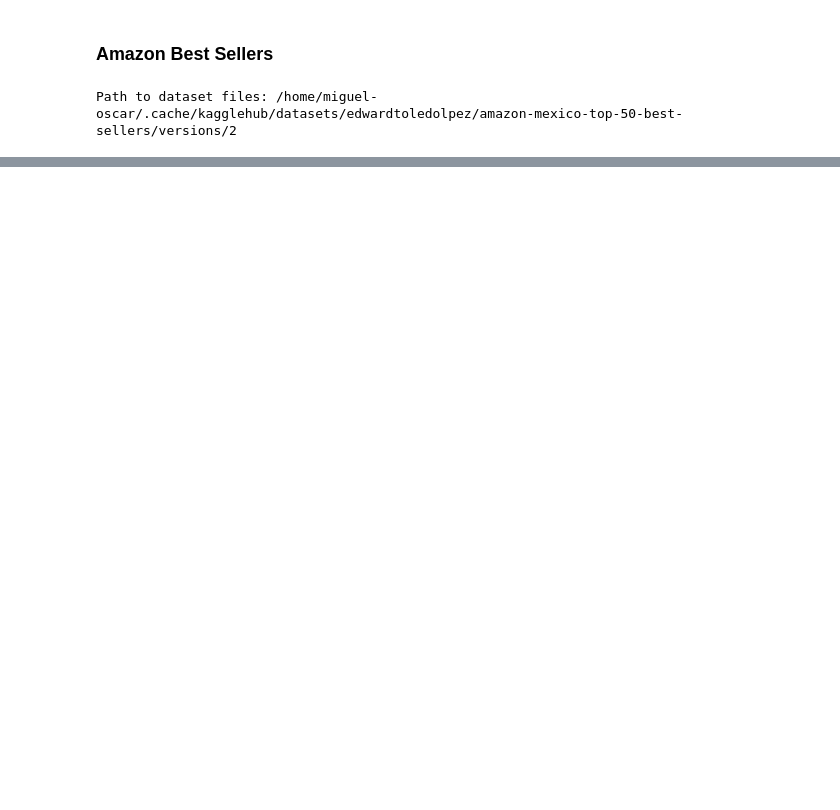
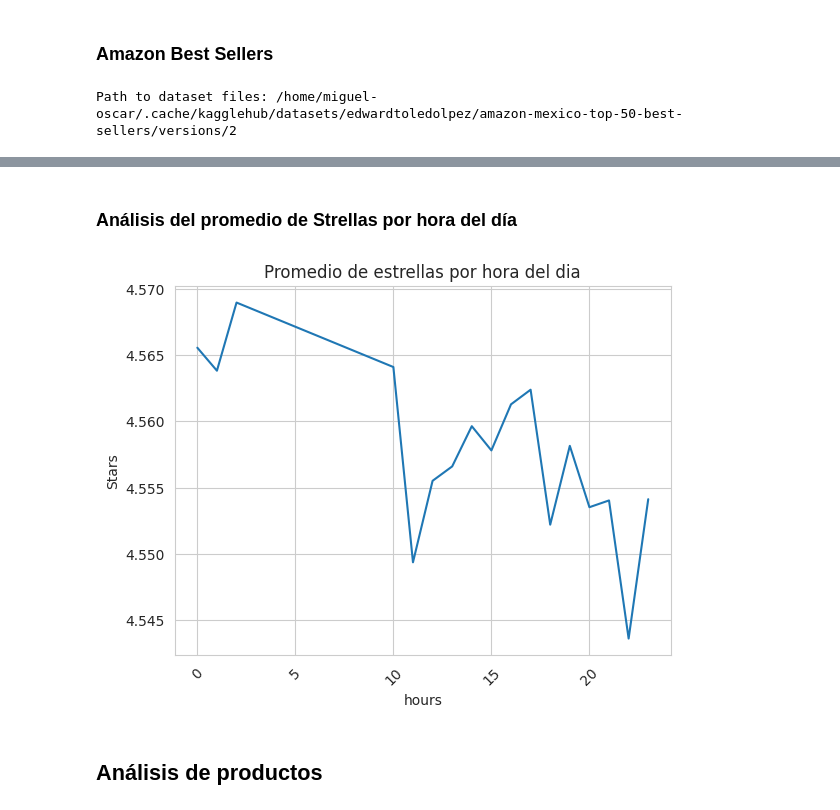
Before and after one commit to MiguelOscar4515/Tarea_2-Maestria, a Jupyter notebook: datasets_amazon.ipynb, the cells around one changed output, grey strips where cells are left out. Drawn from its saved outputs; the diff is of its cells as text; code cells hidden in the pictures; blank space fills up the shorter version.

```diff
--- a/datasets_amazon.ipynb
+++ b/datasets_amazon.ipynb
@@ -76,0 +364,13 @@ df1.head()
+# %% [markdown]
+### Análisis del promedio de Strellas por hora del día
+# %%
+estrellas_diarias = mx_devices.groupby('hours')['Stars'].mean().reset_index()
+
+sns.lineplot(data=estrellas_diarias, x='hours', y='Stars', markers='o')
+plt.title('Promedio de estrellas por hora del dia')
+plt.xticks(rotation=45)
+plt.show()
+# %% [output]
+[figure, added]
+# %% [markdown]
+## Análisis de productos
```
Also changed, not shown: parts of 34 cells of this notebook, 2 other files.
